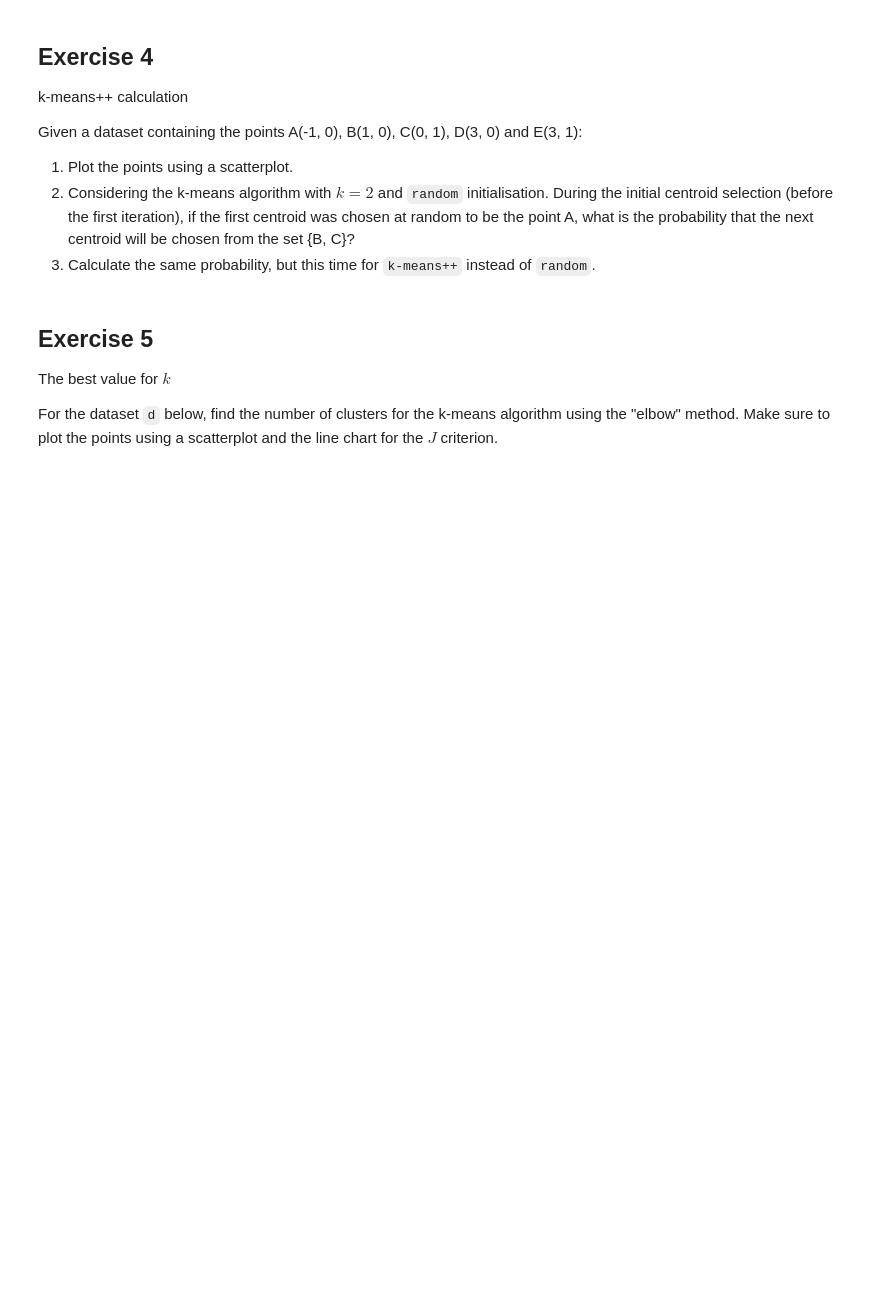
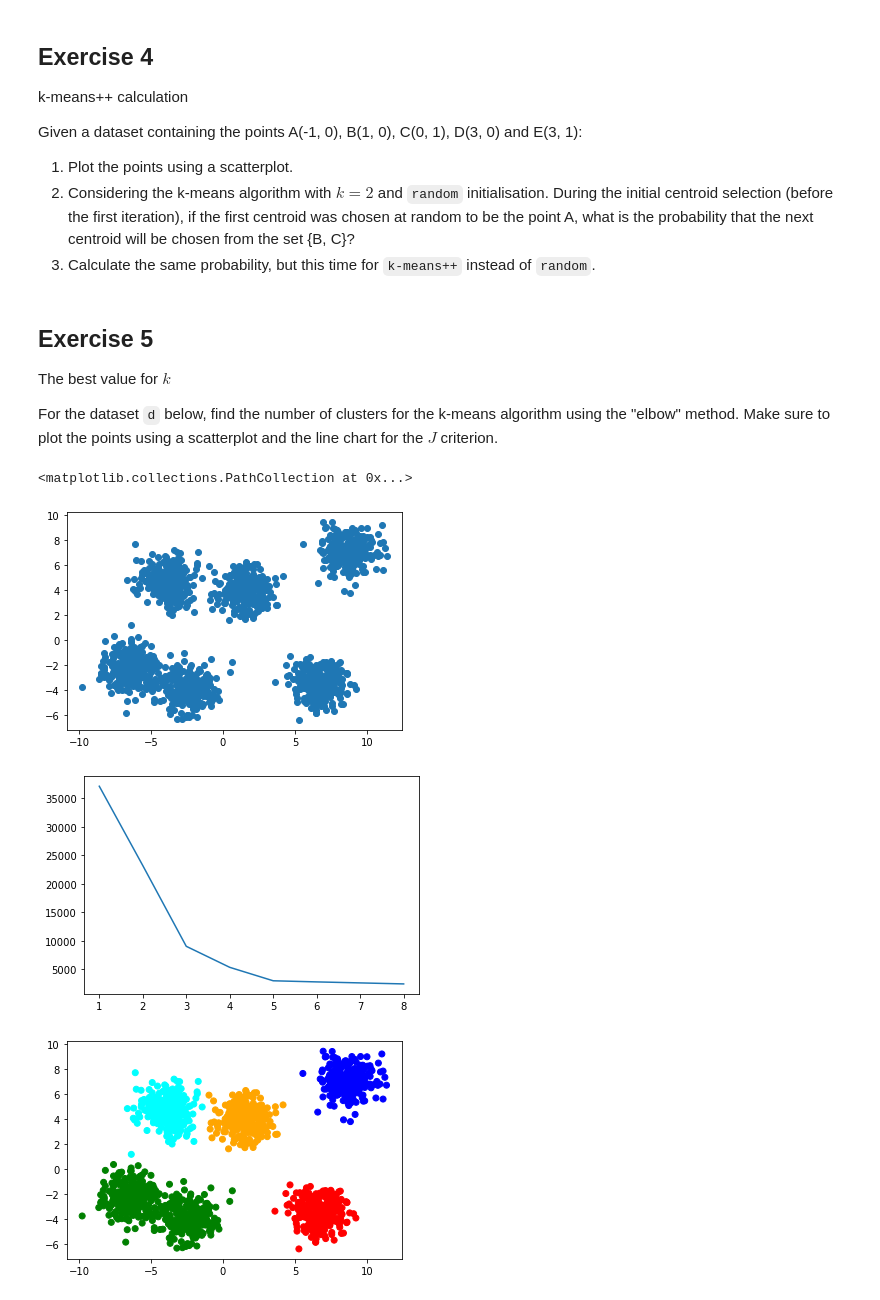
Before and after one commit to radumarinoiu/companion-lab, a Jupyter notebook: Lab12-Exercises.ipynb, the cells around one changed output. Drawn from its saved outputs; the diff is of its cells as text; code cells hidden in the pictures; blank space fills up the shorter version.

Commit message:
J_inertia ex5 Lab 12

```diff
--- a/Lab12-Exercises.ipynb
+++ b/Lab12-Exercises.ipynb
@@ -76,0 +68,33 @@ d = pd.DataFrame(X, columns=['X1', 'X2'])
+# %%
+from sklearn.datasets import make_blobs
+from sklearn.cluster import KMeans
+import matplotlib.pyplot as plt
+import numpy as np
+import pandas as pd
+from matplotlib.colors import ListedColormap
+
+n_samples = 1500
+random_state = 160
+X, y = make_blobs(n_samples=n_samples, centers=6, random_state=random_state)
+d = pd.DataFrame(X, columns=['X1', 'X2'])
+
+plt.figure(0)
+plt.scatter(d["X1"], d["X2"])
+
+J_inertia = list()
+for nr_clusters in range(2, 10):
+    km = KMeans(n_clusters=nr_clusters)
+    km.fit(d)
+    J_inertia.append(km.inertia_)
+plt.figure(1)
+plt.plot(list(range(1, len(J_inertia)+1)), J_inertia)
+
+km = KMeans(n_clusters=5)
+clusters = km.fit_predict(d)
+plt.figure(2)
+plt.scatter(d["X1"], d["X2"], c=clusters, cmap=ListedColormap(['red', 'green', 'blue', "orange", "cyan"]))
+# %% [output]
+<matplotlib.collections.PathCollection at 0x...>
+[figure, added]
+[figure, added]
+[figure, added]
```
Also changed, not shown: parts of 1 cell of this notebook.
